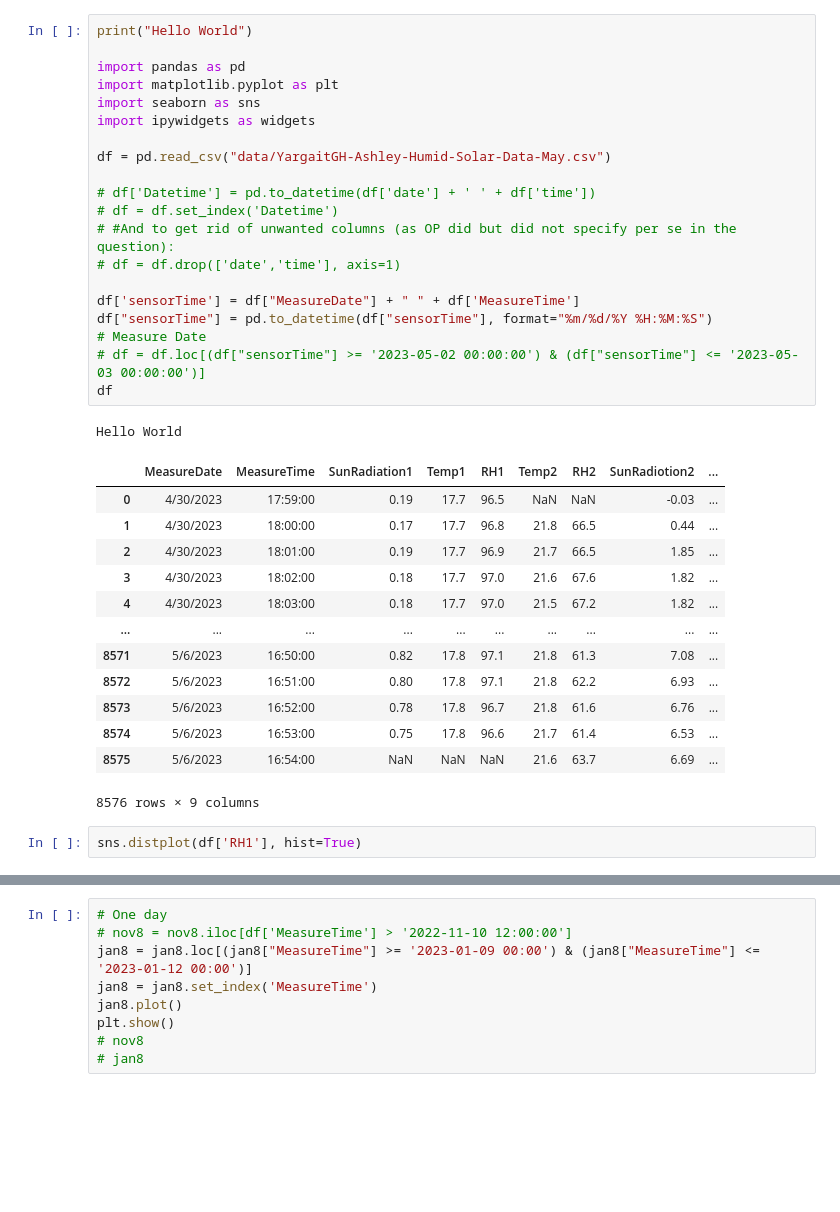
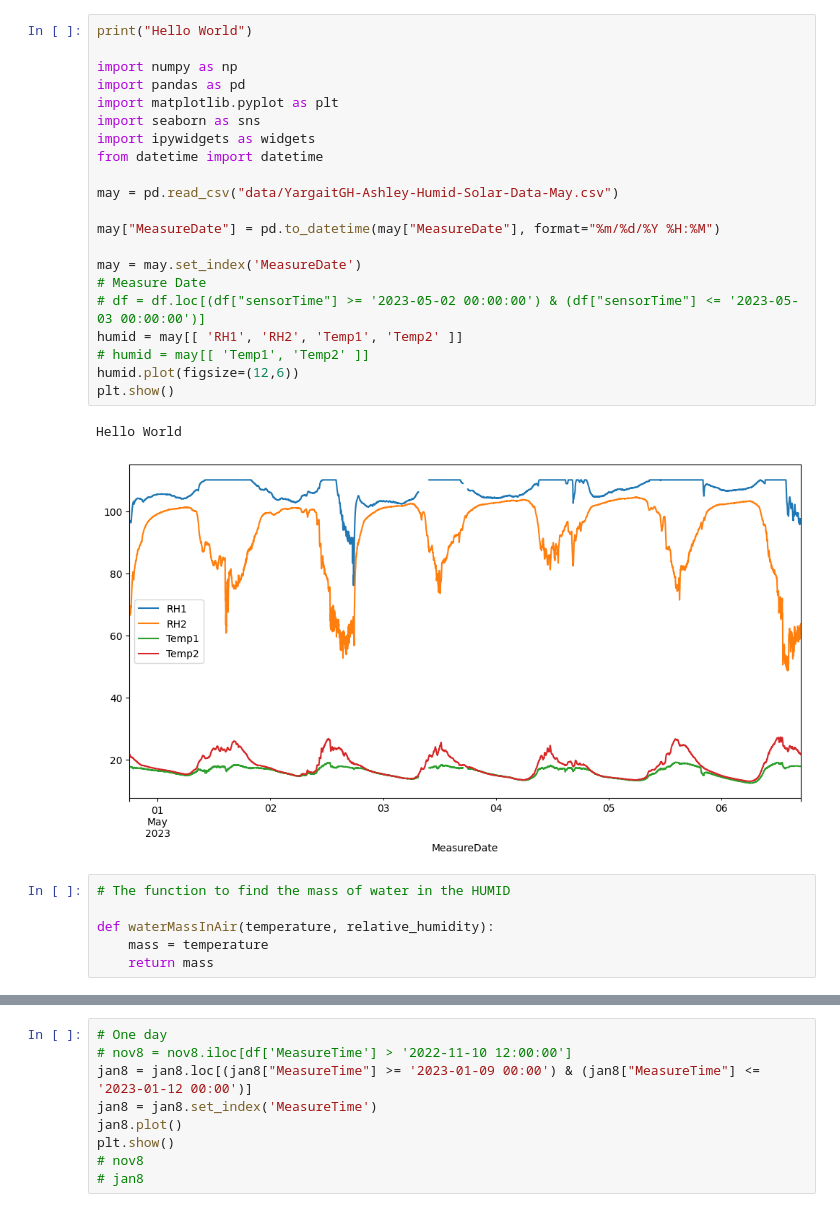
Before and after one commit to Generjet/Yargait-greenhouse, a Jupyter notebook: hotAir.ipynb, the cells around one changed output, grey strips where cells are left out. Saved outputs shown, nothing was run; the diff lists cells and outputs as text; blank space fills up the shorter version.

```diff
--- a/hotAir.ipynb
+++ b/hotAir.ipynb
@@ -1,37 +1,30 @@
 # %%
 print("Hello World")
 
+import numpy as np
 import pandas as pd
 import matplotlib.pyplot as plt
 import seaborn as sns
 import ipywidgets as widgets
+from datetime import datetime
 
-df = pd.read_csv("data/YargaitGH-Ashley-Humid-Solar-Data-May.csv")
+may = pd.read_csv("data/YargaitGH-Ashley-Humid-Solar-Data-May.csv")
 
-# df['Datetime'] = pd.to_datetime(df['date'] + ' ' + df['time'])
-# df = df.set_index('Datetime')
-# #And to get rid of unwanted columns (as OP did but did not specify per se in the question):
-# df = df.drop(['date','time'], axis=1)
+may["MeasureDate"] = pd.to_datetime(may["MeasureDate"], format="%m/%d/%Y %H:%M")
 
-df['sensorTime'] = df["MeasureDate"] + " " + df['MeasureTime']
-df["sensorTime"] = pd.to_datetime(df["sensorTime"], format="%m/%d/%Y %H:%M:%S")
+may = may.set_index('MeasureDate')
 # Measure Date
 # df = df.loc[(df["sensorTime"] >= '2023-05-02 00:00:00') & (df["sensorTime"] <= '2023-05-03 00:00:00')]
-df
+humid = may[[ 'RH1', 'RH2', 'Temp1', 'Temp2' ]]
+# humid = may[[ 'Temp1', 'Temp2' ]]
+humid.plot(figsize=(12,6))
+plt.show()
 # %% [output]
 Hello World
-|  | MeasureDate | MeasureTime | SunRadiation1 | Temp1 | RH1 | Temp2 | RH2 | SunRadiotion2 | ... |
-| 0 | 4/30/2023 | 17:59:00 | 0.19 | 17.7 | 96.5 | NaN | NaN | -0.03 | ... |
-| 1 | 4/30/2023 | 18:00:00 | 0.17 | 17.7 | 96.8 | 21.8 | 66.5 | 0.44 | ... |
-| 2 | 4/30/2023 | 18:01:00 | 0.19 | 17.7 | 96.9 | 21.7 | 66.5 | 1.85 | ... |
-| 3 | 4/30/2023 | 18:02:00 | 0.18 | 17.7 | 97.0 | 21.6 | 67.6 | 1.82 | ... |
-| 4 | 4/30/2023 | 18:03:00 | 0.18 | 17.7 | 97.0 | 21.5 | 67.2 | 1.82 | ... |
-| ... | ... | ... | ... | ... | ... | ... | ... | ... | ... |
-| 8571 | 5/6/2023 | 16:50:00 | 0.82 | 17.8 | 97.1 | 21.8 | 61.3 | 7.08 | ... |
-| 8572 | 5/6/2023 | 16:51:00 | 0.80 | 17.8 | 97.1 | 21.8 | 62.2 | 6.93 | ... |
-| 8573 | 5/6/2023 | 16:52:00 | 0.78 | 17.8 | 96.7 | 21.8 | 61.6 | 6.76 | ... |
-| 8574 | 5/6/2023 | 16:53:00 | 0.75 | 17.8 | 96.6 | 21.7 | 61.4 | 6.53 | ... |
-| 8575 | 5/6/2023 | 16:54:00 | NaN | NaN | NaN | 21.6 | 63.7 | 6.69 | ... |
-8576 rows × 9 columns
+[figure, added]
-# %%
-sns.distplot(df['RH1'], hist=True)
+# %%
+# The function to find the mass of water in the HUMID
+
+def waterMassInAir(temperature, relative_humidity):
+    mass = temperature
+    return mass
```
Also changed, not shown: parts of 30 cells of this notebook, 6 other files.
